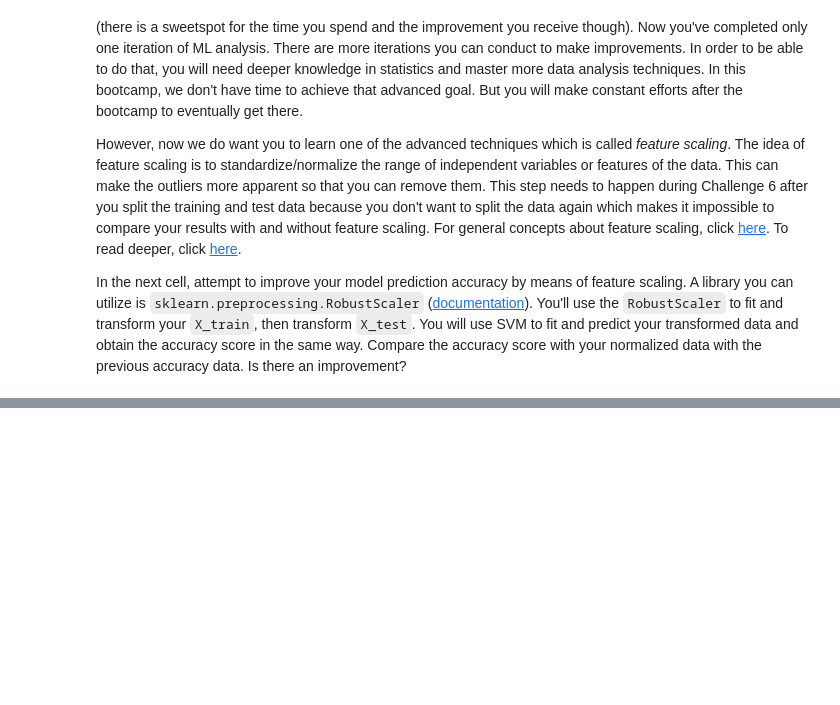
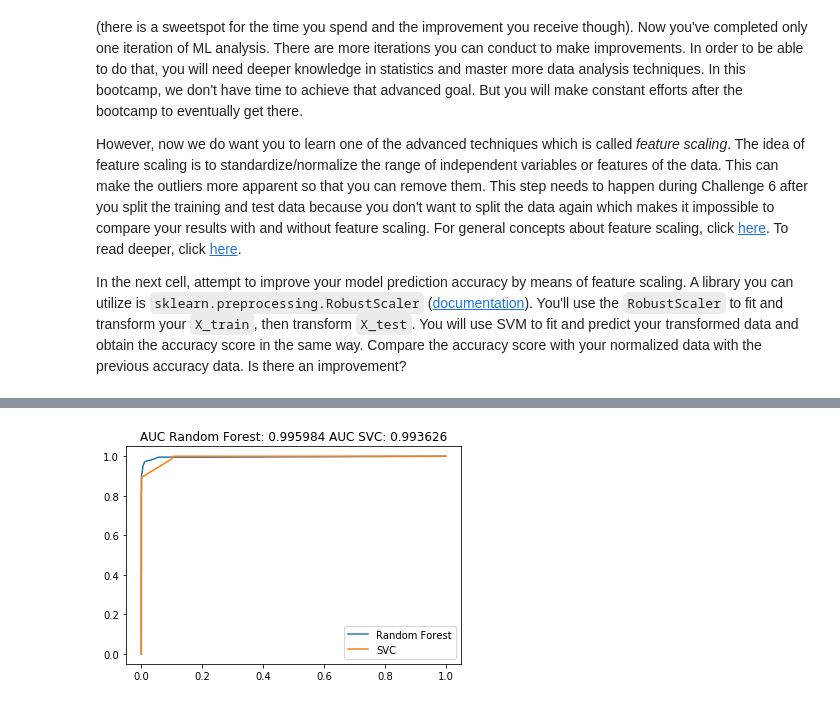
Before and after one commit to LauraRepullo/datamad0119, a Jupyter notebook: module-3/lab-supervised-learning/your-code/main.ipynb, the cells around one changed output, grey strips where cells are left out. Drawn from its saved outputs; the diff is of its cells as text; code cells hidden in the pictures; blank space fills up the shorter version.

```diff
--- a/module-3/lab-supervised-learning/your-code/main.ipynb
+++ b/module-3/lab-supervised-learning/your-code/main.ipynb
@@ -336,0 +520,6 @@ In the next cell, attempt to improve your model prediction accuracy by means of
+# %%
+#svm:
+cls3 = svm.SVC(probability=True)
+scores3 = cross_val_score(cls3, X, y, cv=5)
+print(scores3)
+print("Accuracy: %0.2f (+/- %0.2f)" % (scores3.mean(), scores3.std() * 2))
@@ -336,0 +538,7 @@ In the next cell, attempt to improve your model prediction accuracy by means of
+# %%
+#Split in train/test:
+import numpy as np
+from sklearn.model_selection import train_test_split
+
+X_train, X_test, y_train, y_test = train_test_split(X, y, test_size=0.20, random_state=42)
+print(X_train.shape, X_test.shape, y_train.shape, y_test.shape )
@@ -336,0 +547,5 @@ In the next cell, attempt to improve your model prediction accuracy by means of
+# %%
+#Ramdom forest fit:
+cls2.fit(X_train, y_train)
+#Random Forest predict:
+print(y_test - cls2.predict(X_test))
@@ -336,0 +570,5 @@ In the next cell, attempt to improve your model prediction accuracy by means of
+# %%
+#Ramdom forest fit:
+cls3.fit(X_train, y_train)
+#Random Forest predict:
+print(y_test - cls3.predict(X_test))
@@ -336,0 +593,19 @@ In the next cell, attempt to improve your model prediction accuracy by means of
+# %%
+#construimos la roc curve:
+def plotMetricsCompare(X, y, cls2, cls3):
+    y_pred_proba = cls2.predict_proba(X)[::,1]
+    fpr, tpr, _ = metrics.roc_curve(y,  y_pred_proba)
+    auc = metrics.roc_auc_score(y, y_pred_proba)
+
+    y_pred_proba1 = cls3.predict_proba(X)[::,1]
+    fpr1, tpr1, _ = metrics.roc_curve(y,  y_pred_proba1)
+    auc1 = metrics.roc_auc_score(y, y_pred_proba1)
+
+    plt.title("AUC Random Forest: {:2f} AUC SVC: {:2f}".format(auc, auc1))
+    plt.plot(fpr,tpr)
+    plt.plot(fpr1,tpr1)
+    plt.legend(["Random Forest", "SVC"])
+
+plotMetricsCompare(X,y,cls2,cls3)
+# %% [output]
+[figure, added]
```
Also changed, not shown: parts of 34 cells of this notebook.
